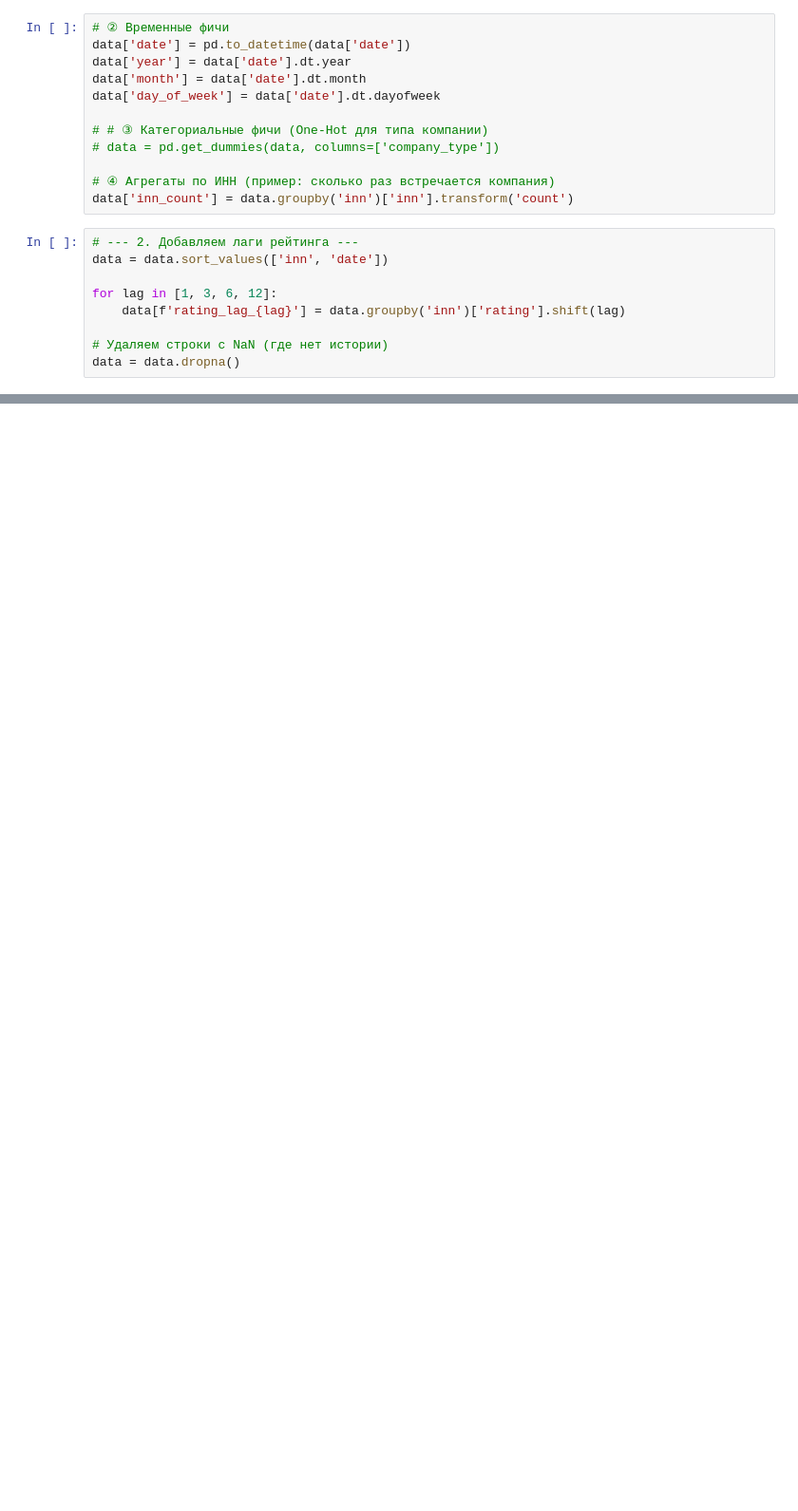
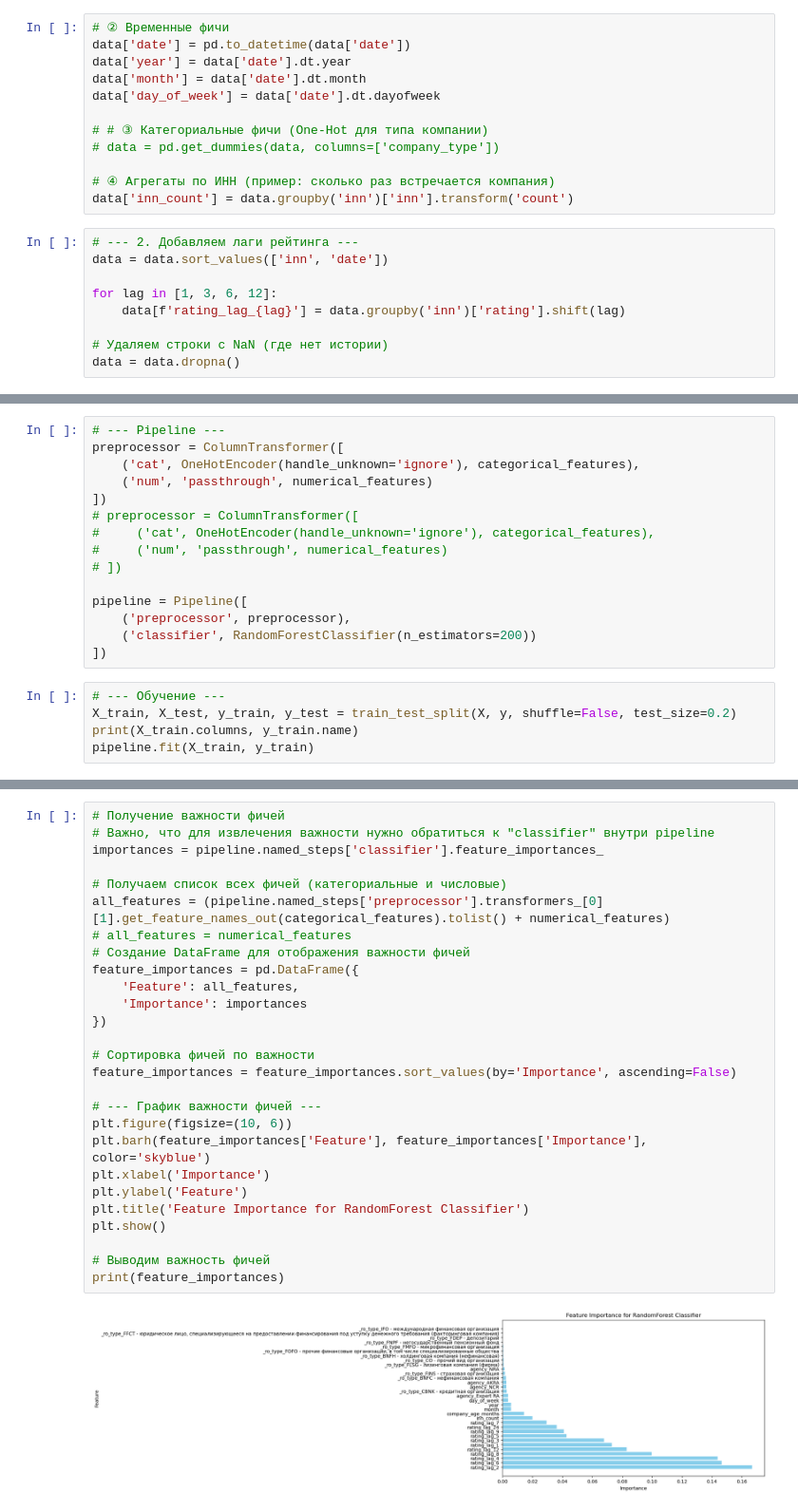
Before and after one commit to DanLip02/Ratings-analysis-project, a Jupyter notebook: jupyter_books/ML_model.ipynb, the cells around one changed output, grey strips where cells are left out. Shown at 95% size. Cells and saved outputs as stored; diff of their text form; blank space fills up the shorter version.

Commit message:
upd for ML model random_forest

```diff
--- a/jupyter_books/ML_model.ipynb
+++ b/jupyter_books/ML_model.ipynb
@@ -263,0 +383,20 @@ plt.show()
+# %%
+# --- Pipeline ---
+preprocessor = ColumnTransformer([
+    ('cat', OneHotEncoder(handle_unknown='ignore'), categorical_features),
+    ('num', 'passthrough', numerical_features)
+])
+# preprocessor = ColumnTransformer([
+#     ('cat', OneHotEncoder(handle_unknown='ignore'), categorical_features),
+#     ('num', 'passthrough', numerical_features)
+# ])
+
+pipeline = Pipeline([
+    ('preprocessor', preprocessor),
+    ('classifier', RandomForestClassifier(n_estimators=200))
+])
+# %%
+# --- Обучение ---
+X_train, X_test, y_train, y_test = train_test_split(X, y, shuffle=False, test_size=0.2)
+print(X_train.columns, y_train.name)
+pipeline.fit(X_train, y_train)
@@ -263,0 +467,29 @@ plt.show()
+# %%
+# Получение важности фичей
+# Важно, что для извлечения важности нужно обратиться к "classifier" внутри pipeline
+importances = pipeline.named_steps['classifier'].feature_importances_
+
+# Получаем список всех фичей (категориальные и числовые)
+all_features = (pipeline.named_steps['preprocessor'].transformers_[0][1].get_feature_names_out(categorical_features).tolist() + numerical_features)
+# all_features = numerical_features
+# Создание DataFrame для отображения важности фичей
+feature_importances = pd.DataFrame({
+    'Feature': all_features,
+    'Importance': importances
+})
+
+# Сортировка фичей по важности
+feature_importances = feature_importances.sort_values(by='Importance', ascending=False)
+
+# --- График важности фичей ---
+plt.figure(figsize=(10, 6))
+plt.barh(feature_importances['Feature'], feature_importances['Importance'], color='skyblue')
+plt.xlabel('Importance')
+plt.ylabel('Feature')
+plt.title('Feature Importance for RandomForest Classifier')
+plt.show()
+
+# Выводим важность фичей
+print(feature_importances)
+# %% [output]
+[figure, added]
```
Also changed, not shown: parts of 25 cells of this notebook, 3 other files.
